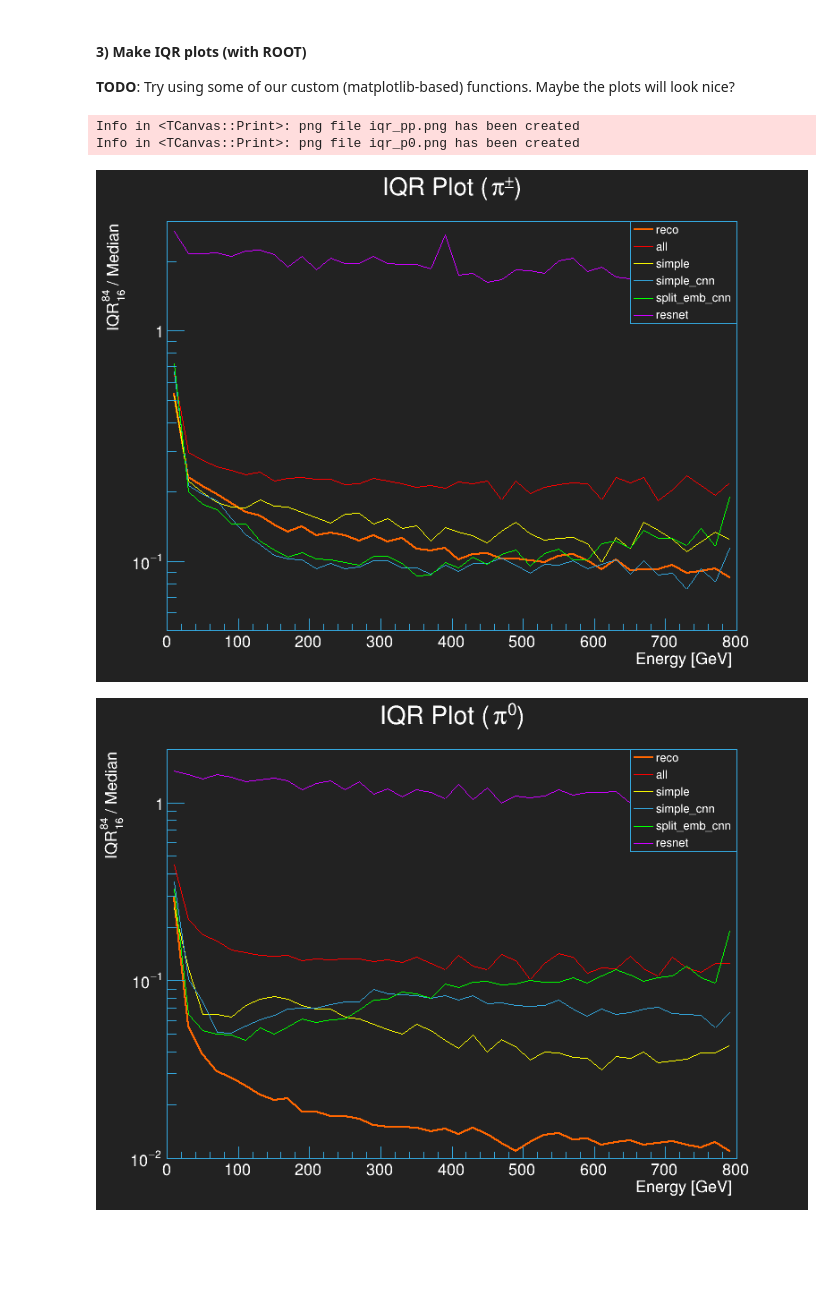
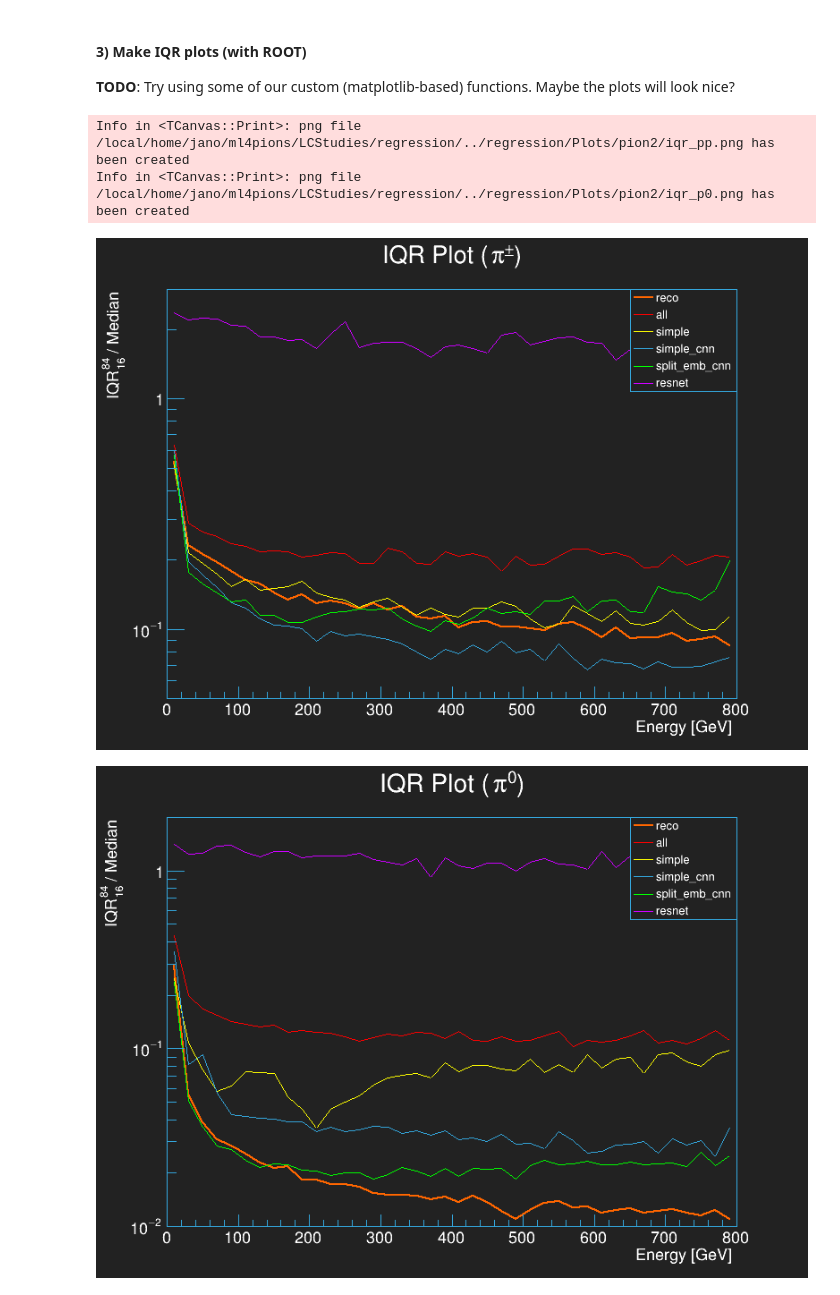
Before and after one commit to atlas-calo-ml/caloml-atlas, a Jupyter notebook: regression/IQRComparison.ipynb, the cells around one changed output. Drawn from its saved outputs; the diff is of its cells as text; code cells hidden in the pictures; blank space fills up the shorter version.

```diff
--- a/regression/IQRComparison.ipynb
+++ b/regression/IQRComparison.ipynb
@@ -3,7 +3,7 @@
 # %%
 # source & subdir -- used to specify a set of networks that were trained with particular data & settings
 source = 'pion'
-subdir = 'pion1'
+subdir = 'pion2'
 # %% [markdown]
 #### 1) Initial setup
 # %%
@@ -113,35 +113,35 @@ ranges = {
 }
 
 for pkey in pname.keys():
 
     c = rt.TCanvas(qu.RN(),'c1',800,600)
     stack = rt.THStack()
     leg = rt.TLegend(0.75,0.7,0.9,0.9)
     leg.SetTextColor(plotstyle.text)
 
     for i,model in enumerate(plot_keys):
         iqr_hists[model][pkey].SetLineColor(colors[i])
         if(model == 'reco'): iqr_hists[model][pkey].SetLineWidth(2)
         stack.Add(iqr_hists[model][pkey])
         leg.AddEntry(iqr_hists[model][pkey],model,'l')
 
     stack.Draw('NOSTACK HIST L')
 
     stack.SetMinimum(ranges[pkey][0])
     stack.SetMaximum(ranges[pkey][1])
 
     rt.gPad.SetLogy()
 
     stack.SetTitle('IQR Plot ({});Energy [GeV];{}'.format(pname[pkey], 'IQR_{16}^{84} / Median'))
     leg.Draw()
     c.Draw()
 
     stacks.append(stack)
     canvases.append(c)
     legends.append(leg)
-    c.SaveAs('iqr_{}.png'.format(pkey))
+    c.SaveAs(plotpath + 'iqr_{}.png'.format(pkey))
 # %% [output]
-Info in <TCanvas::Print>: png file iqr_pp.png has been created
-Info in <TCanvas::Print>: png file iqr_p0.png has been created
+Info in <TCanvas::Print>: png file /local/home/jano/ml4pions/LCStudies/regression/../regression/Plots/pion2/iqr_pp.png has been created
+Info in <TCanvas::Print>: png file /local/home/jano/ml4pions/LCStudies/regression/../regression/Plots/pion2/iqr_p0.png has been created
-[figure, old version]
+[figure, new version]
-[figure, old version]
+[figure, new version]
```
Also changed, not shown: 11 other files.
